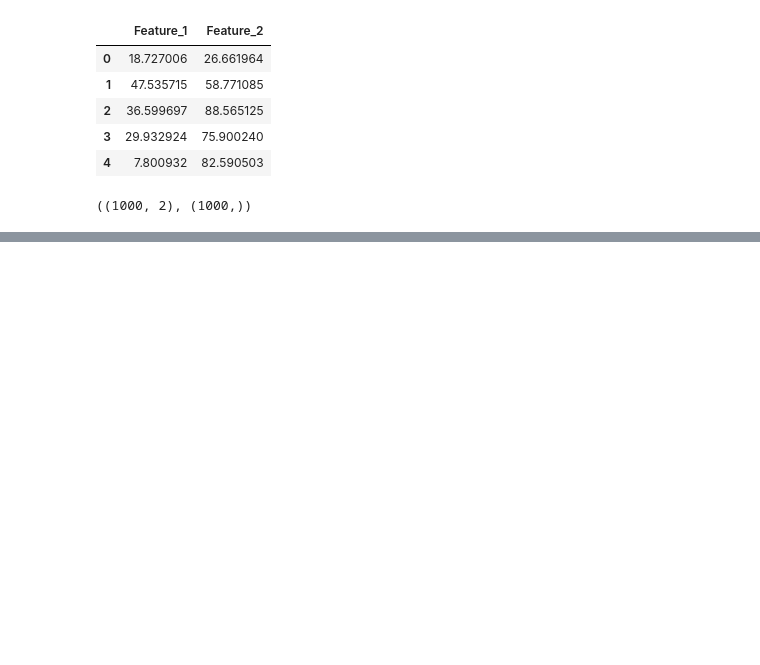
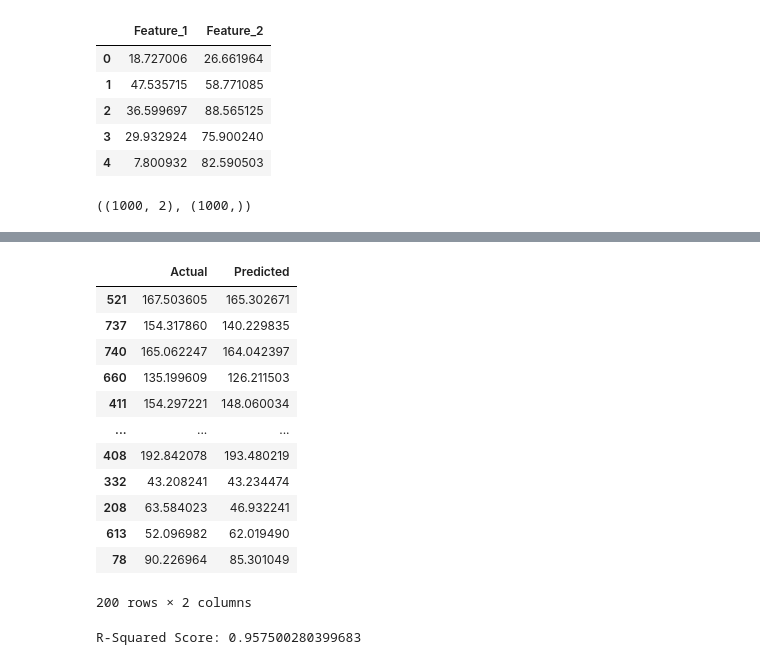
Before and after one commit to subxm/TekWorks, a Jupyter notebook: ML/Linear_Regression_model.ipynb, the cells around one changed output, grey strips where cells are left out. Drawn from its saved outputs; the diff is of its cells as text; code cells hidden in the pictures; blank space fills up the shorter version.

```diff
--- a/ML/Linear_Regression_model.ipynb
+++ b/ML/Linear_Regression_model.ipynb
@@ -100,0 +139,27 @@ X.shape, y.shape
+# %%
+# Difference between actual and predicted values make dataframe
+results = pd.DataFrame({'Actual': y_test, 'Predicted': y_pred})
+results
+# %% [output]
+|  | Actual | Predicted |
+| 521 | 167.503605 | 165.302671 |
+| 737 | 154.317860 | 140.229835 |
+| 740 | 165.062247 | 164.042397 |
+| 660 | 135.199609 | 126.211503 |
+| 411 | 154.297221 | 148.060034 |
+| ... | ... | ... |
+| 408 | 192.842078 | 193.480219 |
+| 332 | 43.208241 | 43.234474 |
+| 208 | 63.584023 | 46.932241 |
+| 613 | 52.096982 | 62.019490 |
+| 78 | 90.226964 | 85.301049 |
+200 rows × 2 columns
+# %%
+# Find the model evaluation using R-squared score
+
+from sklearn.metrics import r2_score
+
+r2 = r2_score(y_test, y_pred)
+print("R-Squared Score:", r2)
+# %% [output]
+R-Squared Score: 0.957500280399683
```
Also changed, not shown: parts of 6 cells of this notebook, 2 other files.
